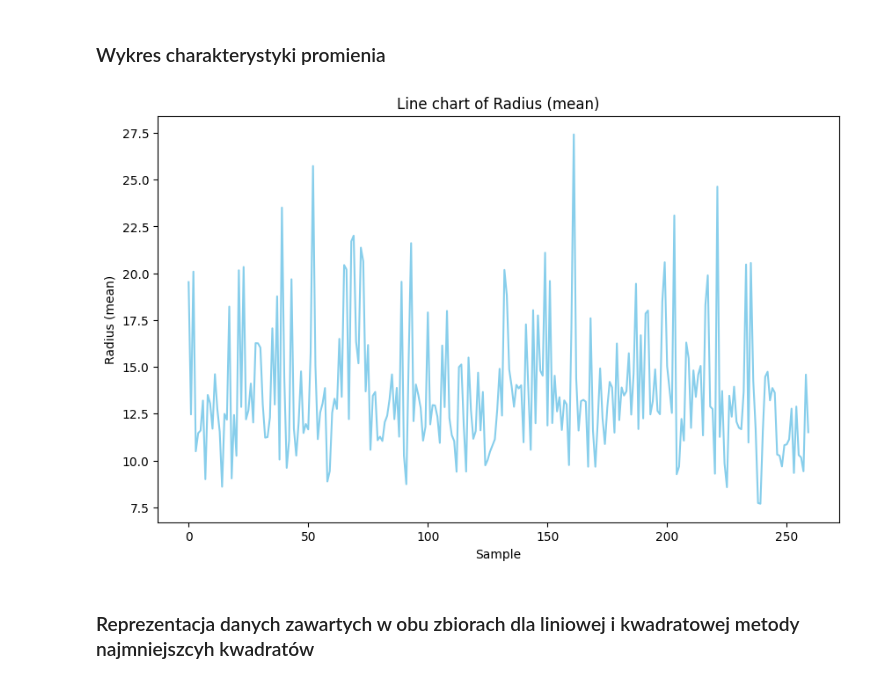
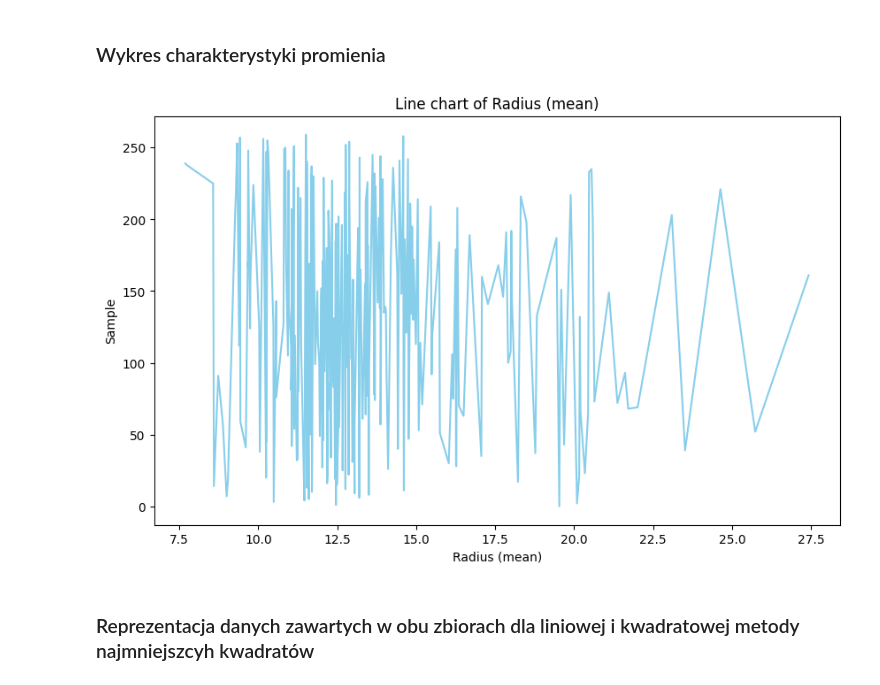
Before and after one commit to arturgesiarz/CalculationTechMethods-Course, a Jupyter notebook: lab02/ex1.ipynb, the cells around one changed output. Cells and saved outputs as stored; diff of their text form; code cells hidden in the pictures.

Commit message:
Lab02 changed plot and Lab03 finished

```diff
--- a/lab02/ex1.ipynb
+++ b/lab02/ex1.ipynb
@@ -35,14 +35,16 @@ plt.show()
 # %% [markdown]
 ### Wykres charakterystyki promienia
 # %%
+sorted_data = validate_data.sort_values(by='radius (mean)')
+
 plt.figure(figsize=(10, 6))
-plt.plot(validate_data['radius (mean)'], color='skyblue')
-plt.xlabel('Sample')
-plt.ylabel('Radius (mean)')
+plt.plot(sorted_data['radius (mean)'],sorted_data.index, color='skyblue')
+plt.xlabel('Radius (mean)')
+plt.ylabel('Sample')
 plt.title('Line chart of Radius (mean)')
 plt.show()
 # %% [output]
-[figure, old version]
+[figure, new version]
 # %% [markdown]
 ### Reprezentacja danych zawartych w obu zbiorach dla liniowej i kwadratowej metody najmniejszcyh kwadratów
 # %%
```
Also changed, not shown: 2 other files.
